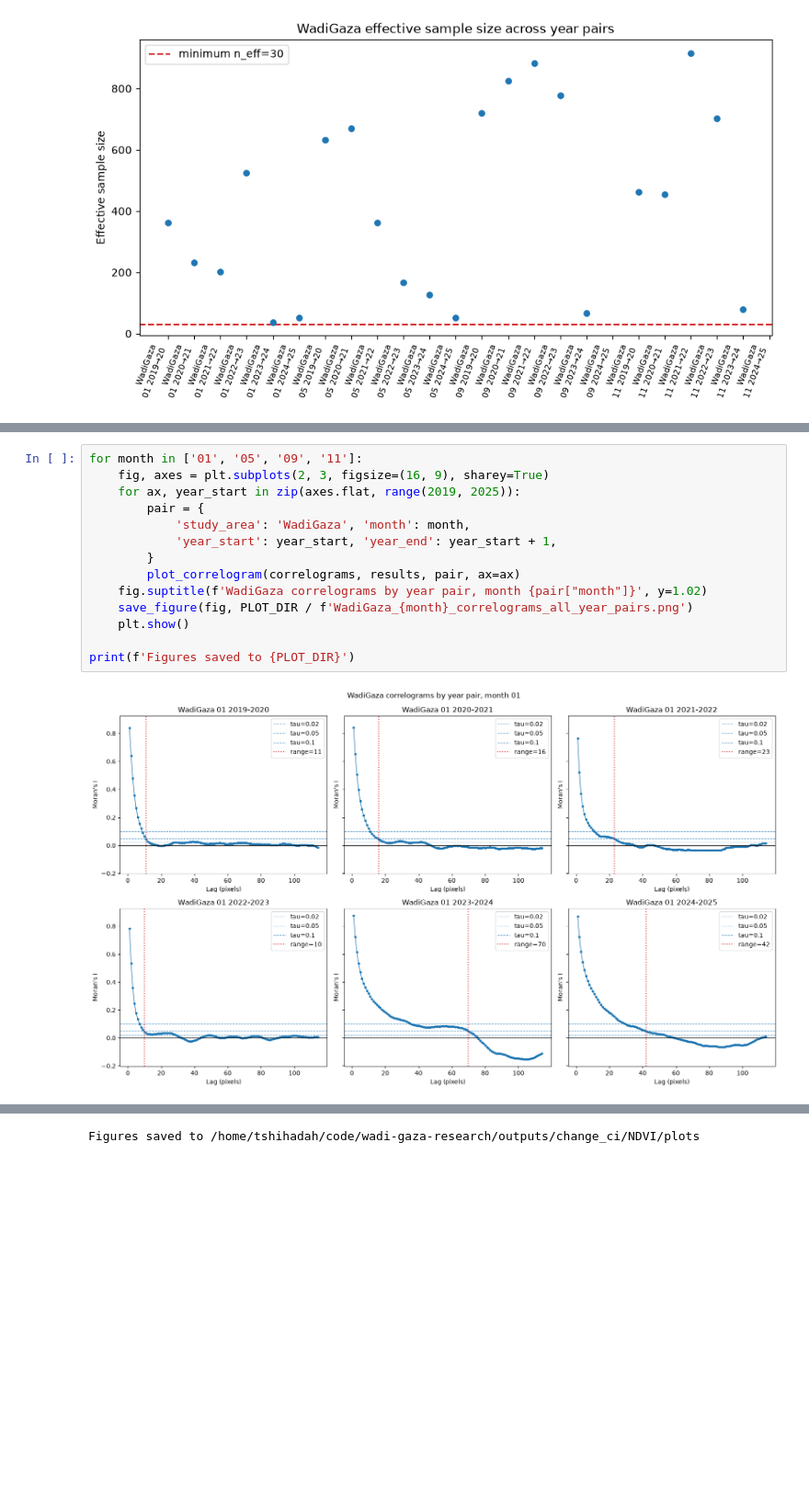
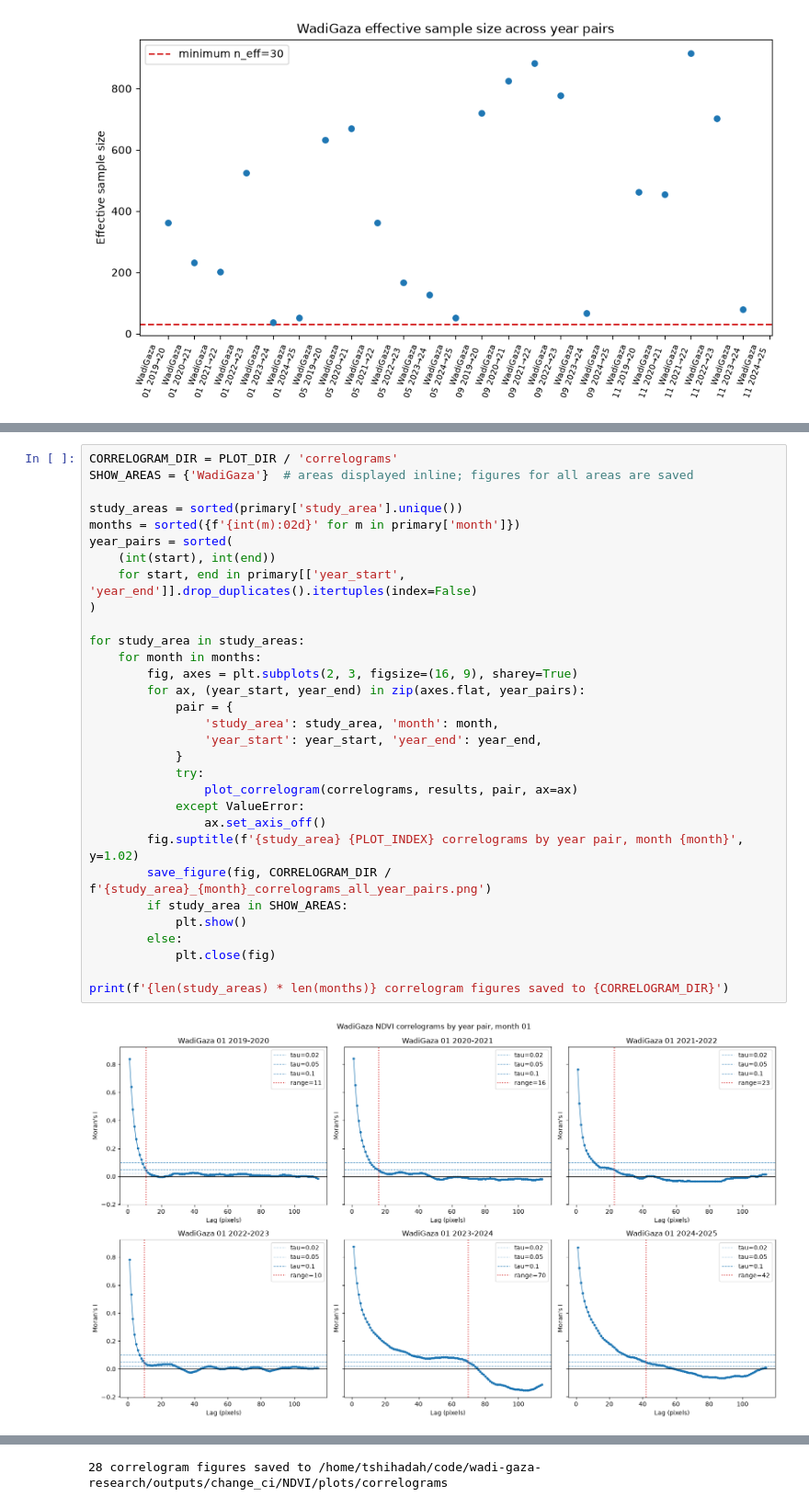
Before and after one commit to tariqshihadah/wadi-gaza-research, a Jupyter notebook: notebooks/12_visualize_change_results.ipynb, the cells around one changed output, grey strips where cells are left out. Shown at 92% size. Saved outputs shown, nothing was run; the diff lists cells and outputs as text; blank space fills up the shorter version.

Commit message:
generate correlograms for all sites

```diff
--- a/notebooks/12_visualize_change_results.ipynb
+++ b/notebooks/12_visualize_change_results.ipynb
@@ -118,16 +120,33 @@ plt.show()
 # %%
-for month in ['01', '05', '09', '11']:
-    fig, axes = plt.subplots(2, 3, figsize=(16, 9), sharey=True)
-    for ax, year_start in zip(axes.flat, range(2019, 2025)):
-        pair = {
-            'study_area': 'WadiGaza', 'month': month,
-            'year_start': year_start, 'year_end': year_start + 1,
-        }
-        plot_correlogram(correlograms, results, pair, ax=ax)
-    fig.suptitle(f'WadiGaza correlograms by year pair, month {pair["month"]}', y=1.02)
-    save_figure(fig, PLOT_DIR / f'WadiGaza_{month}_correlograms_all_year_pairs.png')
-    plt.show()
+CORRELOGRAM_DIR = PLOT_DIR / 'correlograms'
+SHOW_AREAS = {'WadiGaza'}  # areas displayed inline; figures for all areas are saved
 
-print(f'Figures saved to {PLOT_DIR}')
+study_areas = sorted(primary['study_area'].unique())
+months = sorted({f'{int(m):02d}' for m in primary['month']})
+year_pairs = sorted(
+    (int(start), int(end))
+    for start, end in primary[['year_start', 'year_end']].drop_duplicates().itertuples(index=False)
+)
+
+for study_area in study_areas:
+    for month in months:
+        fig, axes = plt.subplots(2, 3, figsize=(16, 9), sharey=True)
+        for ax, (year_start, year_end) in zip(axes.flat, year_pairs):
+            pair = {
+                'study_area': study_area, 'month': month,
+                'year_start': year_start, 'year_end': year_end,
+            }
+            try:
+                plot_correlogram(correlograms, results, pair, ax=ax)
+            except ValueError:
+                ax.set_axis_off()
+        fig.suptitle(f'{study_area} {PLOT_INDEX} correlograms by year pair, month {month}', y=1.02)
+        save_figure(fig, CORRELOGRAM_DIR / f'{study_area}_{month}_correlograms_all_year_pairs.png')
+        if study_area in SHOW_AREAS:
+            plt.show()
+        else:
+            plt.close(fig)
+
+print(f'{len(study_areas) * len(months)} correlogram figures saved to {CORRELOGRAM_DIR}')
 # %% [output]
-[figure, old version]
+[figure, new version]
@@ -137 +156 @@ print(f'Figures saved to {PLOT_DIR}')
-Figures saved to /home/tshihadah/code/wadi-gaza-research/outputs/change_ci/NDVI/plots
+28 correlogram figures saved to /home/tshihadah/code/wadi-gaza-research/outputs/change_ci/NDVI/plots/correlograms
```
Also changed, not shown: parts of 3 cells of this notebook, 32 other files.
